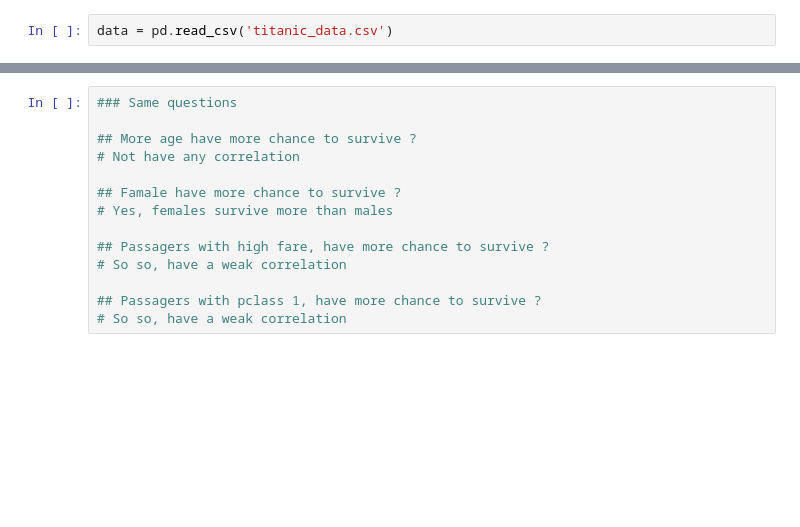
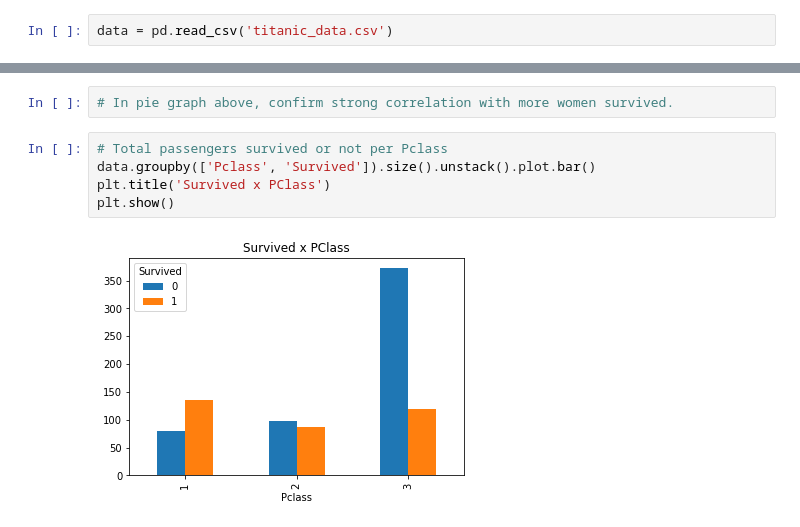
Before and after one commit to jonatasfreitasv/udacity_classrepo, a Jupyter notebook: Data_Analysis_Nanodegree/P2/final_project/Data_Analysis_P2_Final_Project.ipynb, the cells around one changed output, grey strips where cells are left out. Drawn from its saved outputs; the diff is of its cells as text; blank space fills up the shorter version.

```diff
--- a/Data_Analysis_Nanodegree/P2/final_project/Data_Analysis_P2_Final_Project.ipynb
+++ b/Data_Analysis_Nanodegree/P2/final_project/Data_Analysis_P2_Final_Project.ipynb
@@ -143,14 +143,9 @@ data.groupby('Sex')['Survived'].sum().plot.pie(labels=['Male', 'Female'])
-# %%
-### Same questions
-
-## More age have more chance to survive ?
-# Not have any correlation
-
-## Famale have more chance to survive ?
-# Yes, females survive more than males
-
-## Passagers with high fare, have more chance to survive ?
-# So so, have a weak correlation
-
-## Passagers with pclass 1, have more chance to survive ?
-# So so, have a weak correlation
+# %%
+# In pie graph above, confirm strong correlation with more women survived.
+# %%
+# Total passengers survived or not per Pclass
+data.groupby(['Pclass', 'Survived']).size().unstack().plot.bar()
+plt.title('Survived x PClass')
+plt.show()
+# %% [output]
+[figure, added]
```
Also changed, not shown: parts of 19 cells of this notebook, 1 other file.
